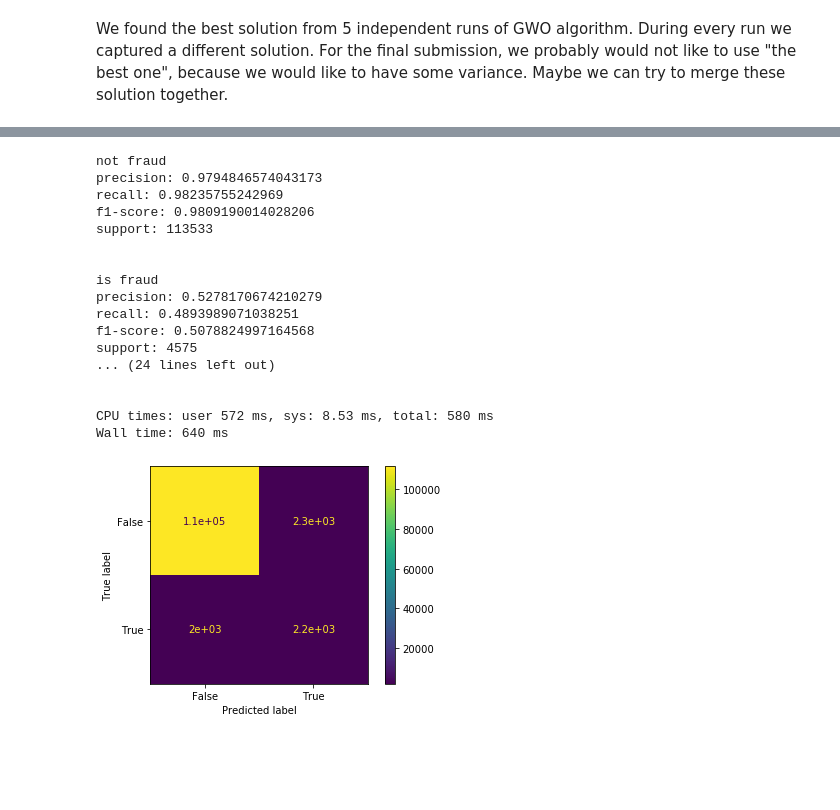
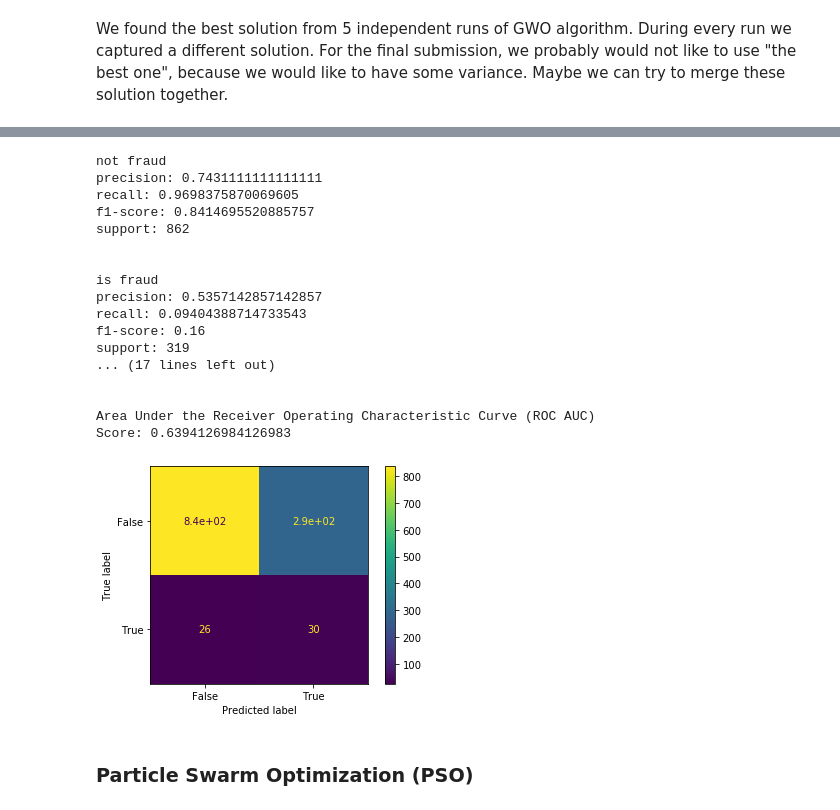
Before and after one commit to pmacinec/transactions-fraud-detection, a Jupyter notebook: notebooks/5_NIA_feature_selection.ipynb, the cells around one changed output, grey strips where cells are left out. Cells and saved outputs as stored; diff of their text form; code cells hidden in the pictures; blank space fills up the shorter version.

Commit message:
Add more NIA for feature selection

```diff
--- a/notebooks/5_NIA_feature_selection.ipynb
+++ b/notebooks/5_NIA_feature_selection.ipynb
@@ -63,41 +110,5 @@ benchmark = ClassificationBenchmark(
 # %% [markdown]
 ### Grey Wolf Optimization (GWO)
-# %%
-def optimize(benchmark, nGEN):
-    """
-    Optimize task with GWO optimizer.
-
-    :param benchmark: NiaPy.Benchmark to optimize
-    :param nGEN: number of generations
-    """
-
-    best_columns = None
-    best_score = 0
-
-    for i in range(5):
-        # when using OptimizationType.MAXIMIZATION, the library will fail
-        # we use OptimizationType.MINIMIZATION instead and invert the score
-        task = StoppingTask(D=benchmark.get_length(), nGEN=nGEN, optType=OptimizationType.MINIMIZATION, benchmark=benchmark)
-        # algo = GreyWolfOptimizer(NP=25)
-        algo = GreyWolfOptimizerMultiprocessing(nodes=4, NP=25)
-        solution_vec, score = algo.run(task=task)
-
-        # invert the score
-        score = 1 - score
-        columns = benchmark.select_columns(solution_vec)
-
-        print(f'Score: {score}')
-        print(columns)
-        print('\n')
-
-        if score > best_score:
-            best_score = score
-            best_columns = columns
-
-    print('---')
-    print(f'Score: {best_score}')
-
-    return best_columns
 # %% [markdown]
 Find the optimal combination of columns.
 # %%
@@ -150,0 +202,4 @@ Evaluate trained model.
+# %%
+%%time
+
+columns = optimize(benchmark, GeneticAlgorithm(), 100)
@@ -151,23 +220,25 @@ Evaluate trained model.
 # %%
-%%time
-
+clf = model_fn()
+clf = clf.fit(x_train[columns], y_train)
 custom_classification_report(clf, x_test[columns], y_test)
 # %% [output]
 not fraud
-precision: 0.9794846574043173
-recall: 0.98235755242969
-f1-score: 0.9809190014028206
-support: 113533
+precision: 0.7431111111111111
+recall: 0.9698375870069605
+f1-score: 0.8414695520885757
+support: 862
 
 
 is fraud
-precision: 0.5278170674210279
-recall: 0.4893989071038251
-f1-score: 0.5078824997164568
-support: 4575
-... (24 lines left out)
+precision: 0.5357142857142857
+recall: 0.09404388714733543
+f1-score: 0.16
+support: 319
+... (17 lines left out)
 
 
-CPU times: user 572 ms, sys: 8.53 ms, total: 580 ms
-Wall time: 640 ms
+Area Under the Receiver Operating Characteristic Curve (ROC AUC)
+Score: 0.6394126984126983
-[figure, old version]
+[figure, new version]
+# %% [markdown]
+### Particle Swarm Optimization (PSO)
```
Also changed, not shown: parts of 25 cells of this notebook.
